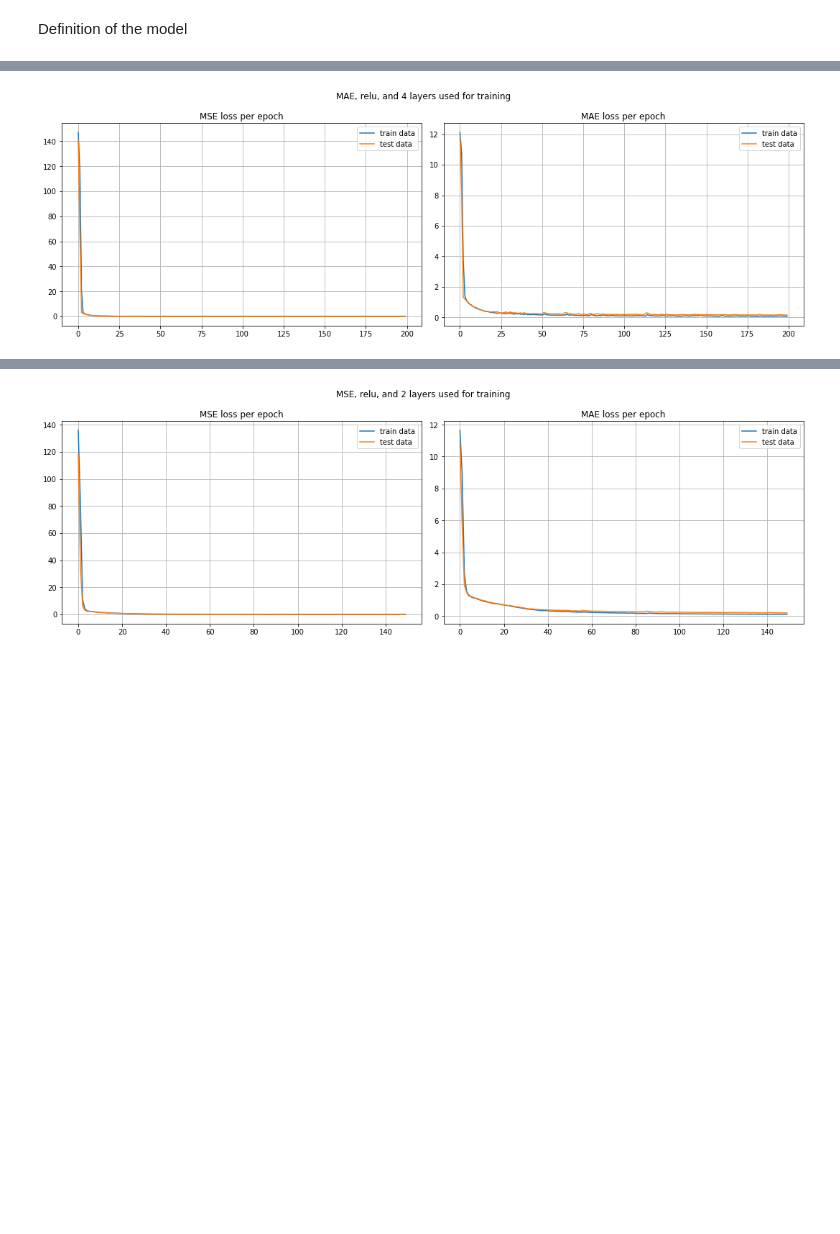
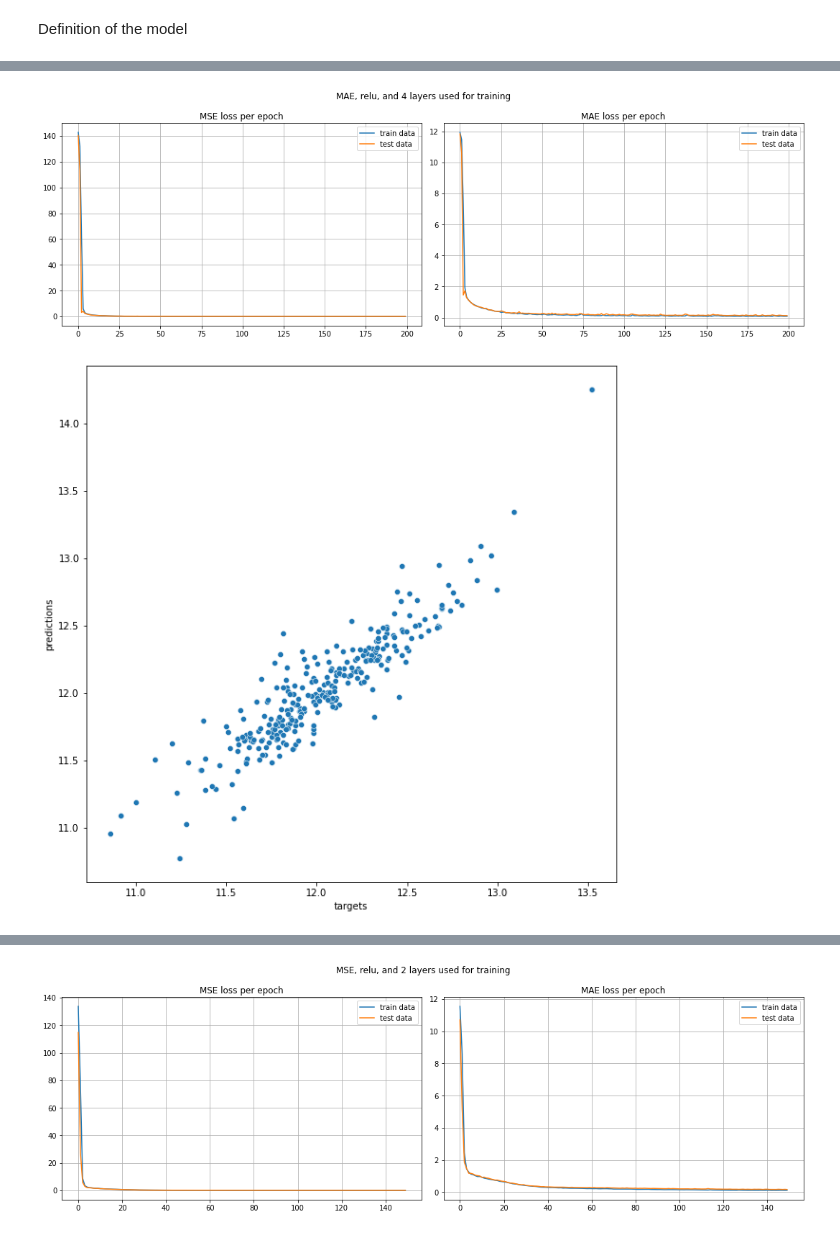
Before and after one commit to zhpinkman/house-pricing-nn, a Jupyter notebook: regression.ipynb, the cells around one changed output, grey strips where cells are left out. Drawn from its saved outputs; the diff is of its cells as text; code cells hidden in the pictures; blank space fills up the shorter version.

```diff
--- a/regression.ipynb
+++ b/regression.ipynb
@@ -300,32 +300,35 @@ plot_predictions(outputs_agg, targets_agg)
 # %%
 model = Regressor_nn(
     input_size=input_size,
     hidden_size=hidden_size,
     n_layers=n_layers,
     output_size=output_size,
     activation_function=activation_function
 )
 
 criterion_mse = nn.MSELoss()
 criterion_mae = nn.L1Loss()
 optimizer = optim.Adam(model.parameters(), lr)
 epochs_loss_mae, epochs_loss_mse, epochs_loss_mae_test, epochs_loss_mse_test = train(
     model,
     train_loader,
     test_loader,
     criterion_mae,
     criterion_mse,
     optimizer
 )
 plot_losses(
     epochs_loss_mse,
     epochs_loss_mae,
     epochs_loss_mse_test,
     epochs_loss_mae_test,
     'MAE, {}, and {} layers used for training'.format(str(activation_function).split()[1], str(len(hidden_size)))
 )
+_, _, outputs_agg, targets_agg = check_accuracy(model, test_loader, criterion_mse, criterion_mae)
+plot_predictions(outputs_agg, targets_agg)
 # %% [output]
-[figure, old version]
+[figure, new version]
+[figure, added]
 # %%
 batch_size = 32
 input_size = df.shape[1] - 1
```
Also changed, not shown: parts of 4 cells of this notebook, 1 other file.
